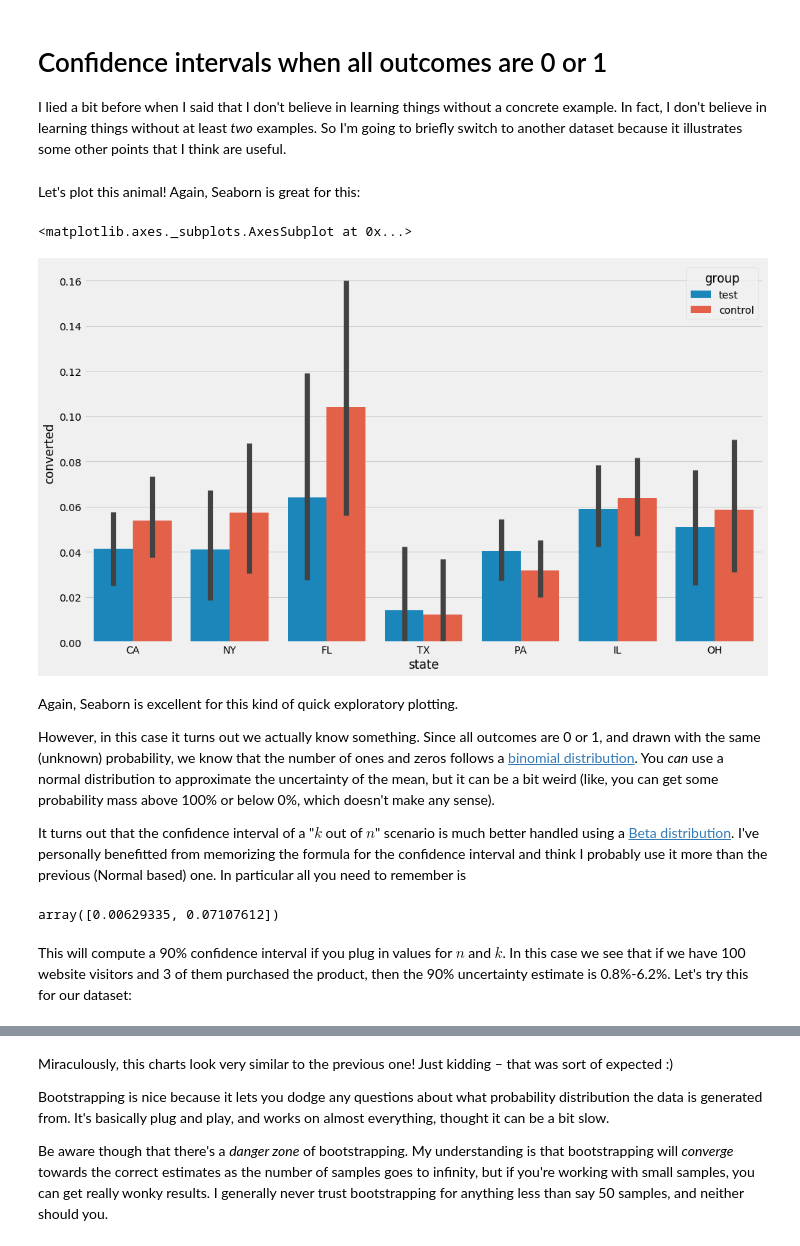
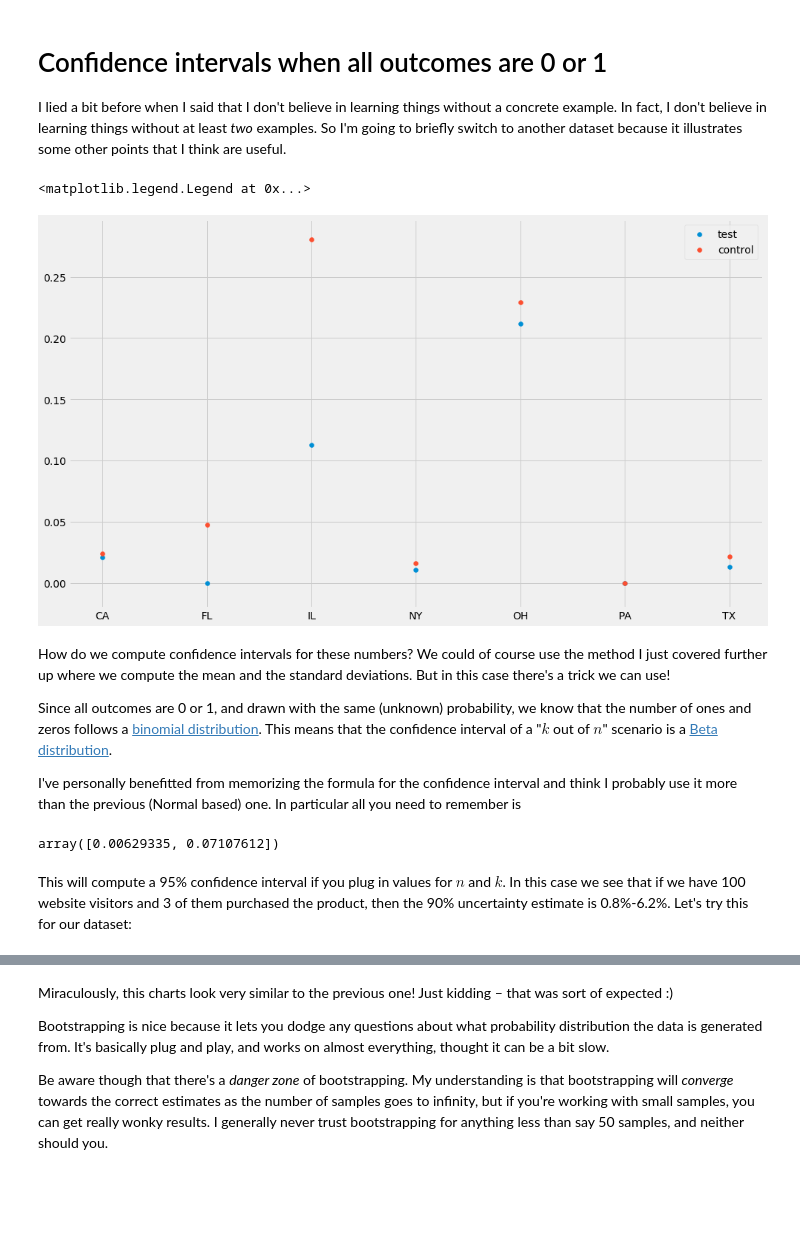
Before and after one commit to erikbern/uncertainty, a Jupyter notebook: notebook.ipynb, the cells around one changed output, grey strips where cells are left out. Saved outputs shown, nothing was run; the diff lists cells and outputs as text; code cells hidden in the pictures; blank space fills up the shorter version.

```diff
--- a/notebook.ipynb
+++ b/notebook.ipynb
@@ -117,21 +117,31 @@ xs, ws, ys = generate_binary_categorical()
-# %% [markdown]
-Let's plot this animal! Again, Seaborn is great for this:
-# %%
-df = pandas.DataFrame({'state': xs, 'group': ws, 'converted': ys})
-seaborn.barplot(data=df, x='state', y='converted', hue='group')
-# %% [output]
-<matplotlib.axes._subplots.AxesSubplot at 0x...>
-[figure, removed]
+# %%
+xs, ws, ys = generate_binary_categorical()
+ns = {}  # group -> state -> total observations
+ks = {}  # group -> state -> total conversions
+for state, group, outcome in zip(xs, ws, ys):
+    ns.setdefault(group, {})
+    ks.setdefault(group, {})
+    ns[group][state] = ns[group].get(state, 0) + 1
+    ks[group][state] = ks[group].get(state, 0) + outcome
+
+for group in ns.keys():
+    states = sorted(ns[group].keys())
+    pyplot.scatter(states, [ks[group][state] / ns[group][state] for state in states], label=group)
+
+pyplot.legend()
+# %% [output]
+<matplotlib.legend.Legend at 0x...>
+[figure, added]
 # %% [markdown]
-Again, Seaborn is excellent for this kind of quick exploratory plotting.
+How do we compute confidence intervals for these numbers? We could of course use the method I just covered further up where we compute the mean and the standard deviations. But in this case there's a trick we can use!
 
-However, in this case it turns out we actually know something. Since all outcomes are 0 or 1, and drawn with the same (unknown) probability, we know that the number of ones and zeros follows a [binomial distribution](https://en.wikipedia.org/wiki/Binomial_distribution). You _can_ use a normal distribution to approximate the uncertainty of the mean, but it can be a bit weird (like, you can get some probability mass above 100% or below 0%, which doesn't make any sense).
+Since all outcomes are 0 or 1, and drawn with the same (unknown) probability, we know that the number of ones and zeros follows a [binomial distribution](https://en.wikipedia.org/wiki/Binomial_distribution). This means that the confidence interval of a "$k$ out of $n$" scenario is a [Beta distribution](https://en.wikipedia.org/wiki/Beta_distribution).
 
-It turns out that the confidence interval of a "$k$ out of $n$" scenario is much better handled using a [Beta distribution](https://en.wikipedia.org/wiki/Beta_distribution). I've personally benefitted from memorizing the formula for the confidence interval and think I probably use it more than the previous (Normal based) one. In particular all you need to remember is
+I've personally benefitted from memorizing the formula for the confidence interval and think I probably use it more than the previous (Normal based) one. In particular all you need to remember is
 # %%
 n, k = 100, 3
 scipy.stats.beta.ppf([0.025, 0.975], k, n-k)
 # %% [output]
 array([0.00629335, 0.07107612])
 # %% [markdown]
-This will compute a 90% confidence interval if you plug in values for $n$ and $k$. In this case we see that if we have 100 website visitors and 3 of them purchased the product, then the 90% uncertainty estimate is 0.8%-6.2%. Let's try this for our dataset:
+This will compute a 95% confidence interval if you plug in values for $n$ and $k$. In this case we see that if we have 100 website visitors and 3 of them purchased the product, then the 90% uncertainty estimate is 0.8%-6.2%. Let's try this for our dataset:
```
Also changed, not shown: parts of 19 cells of this notebook.
